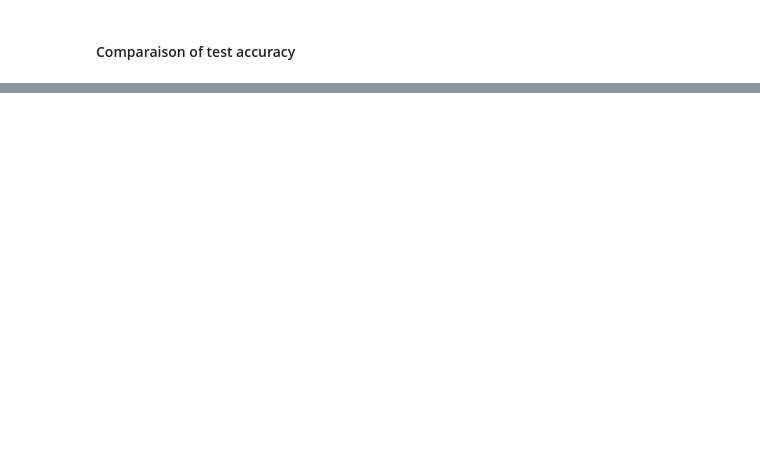
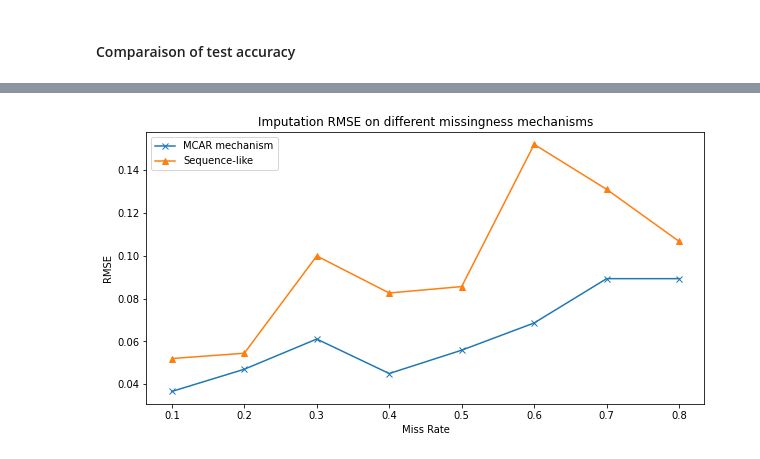
Before and after one commit to sohaiberrabii/data-imputation, a Jupyter notebook: UCIHAR_imputation_v0.ipynb, the cells around one changed output, grey strips where cells are left out. Cells and saved outputs as stored; diff of their text form; code cells hidden in the pictures; blank space fills up the shorter version.

```diff
--- a/UCIHAR_imputation_v0.ipynb
+++ b/UCIHAR_imputation_v0.ipynb
@@ -485,0 +526,19 @@ plt.show()
+# %%
+# Plot test accuracy
+plt.figure(figsize=(10,5))
+plt.title("Imputation RMSE on different missingness mechanisms")
+miss_rates = [0.1, 0.2, 0.3, 0.4, 0.5, 0.6, 0.7, 0.8]
+#gan_acc = [0.9163, 0.908203125, 0.89615, 0.9199, 0.9053, 0.7311, 0.8590, 0.7949]
+#mean_acc = [0.9170, 0.9004, 0.8955, 0.8919, 0.8087, 0.7106, 0.7144, 0.6794]
+#plt.axhline(y=0.91014, color='r', linestyle='--', label='Original')
+rmse_mcar = [0.0366354, 0.0470, 0.0611, 0.045, 0.0559, 0.0686, 0.0893, 0.0893]
+rmse_seq = [0.052, 0.05447, 0.0999, 0.0826, 0.0856, 0.1520, 0.131, 0.1067]
+plt.plot(miss_rates, rmse_mcar, marker='x', label='MCAR mechanism')
+plt.plot(miss_rates, rmse_seq, marker='^', label='Sequence-like')
+plt.xlabel("Miss Rate")
+plt.ylabel("RMSE")
+plt.legend()
+plt.savefig(f"results/sequence-vs-mcar.png")
+plt.show()
+# %% [output]
+[figure, added]
```
Also changed, not shown: parts of 15 cells of this notebook, 2 other files.
